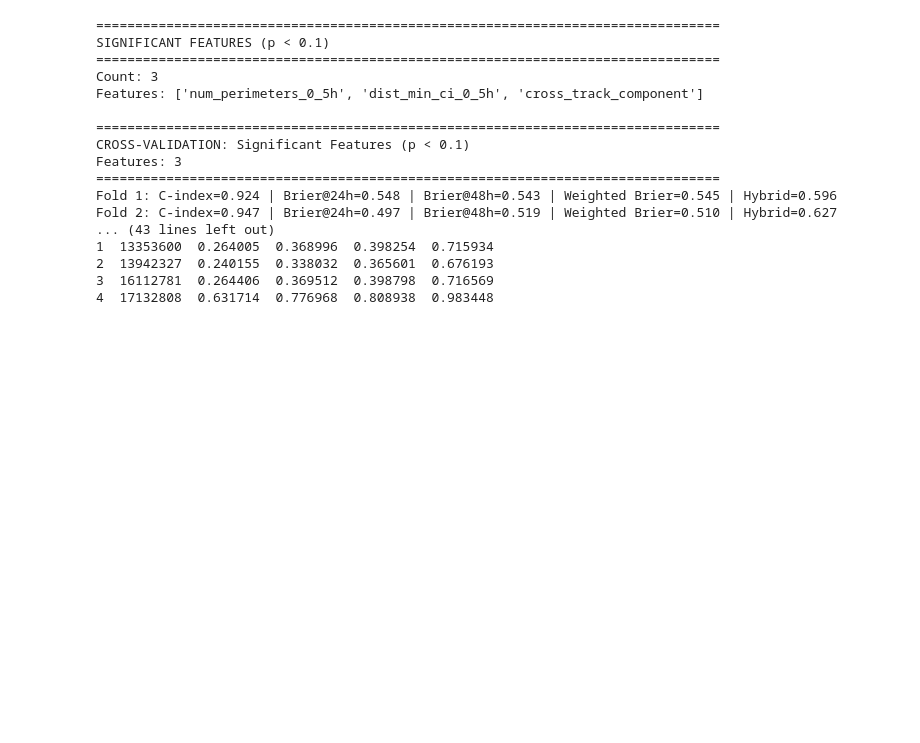
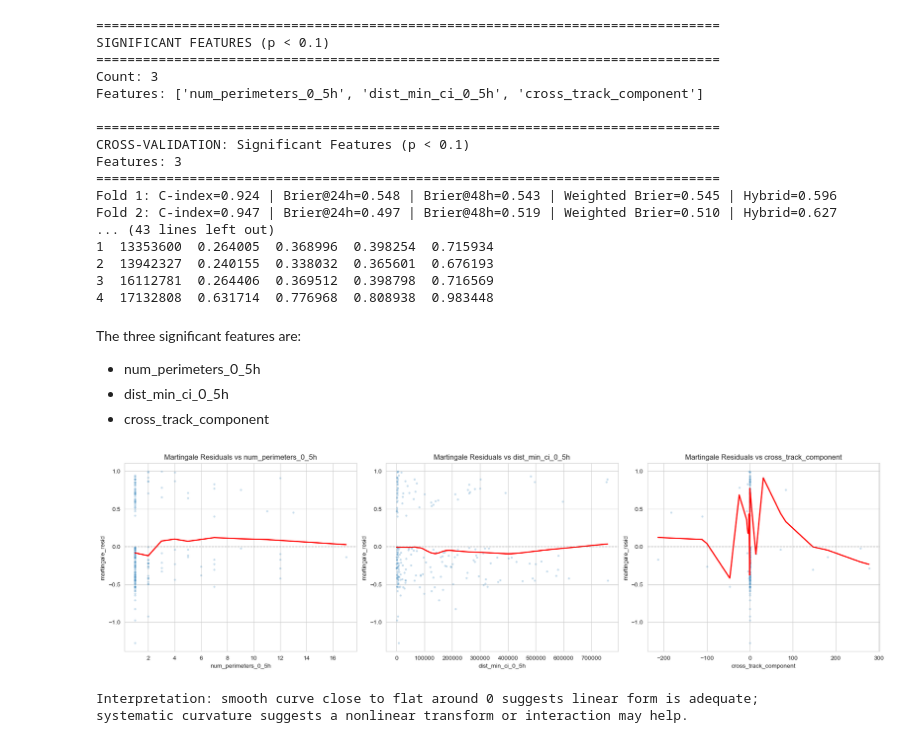
Before and after one commit to aydinkhan2005/Fire-Risk-Predictor, a Jupyter notebook: draft.ipynb, the cells around one changed output. Drawn from its saved outputs; the diff is of its cells as text; code cells hidden in the pictures; blank space fills up the shorter version.

```diff
--- a/draft.ipynb
+++ b/draft.ipynb
@@ -441,3 +473,51 @@ Fold 2: C-index=0.947 | Brier@24h=0.497 | Brier@48h=0.519 | Weighted Brier=0.510
 2  13942327  0.240155  0.338032  0.365601  0.676193
 3  16112781  0.264406  0.369512  0.398798  0.716569
 4  17132808  0.631714  0.776968  0.808938  0.983448
+# %% [markdown]
+The three significant features are:
+- num_perimeters_0_5h
+- dist_min_ci_0_5h
+- cross_track_component
+# %%
+# Martingale residual diagnostics (no binning)
+import matplotlib.pyplot as plt
+import seaborn as sns
+from lifelines import CoxPHFitter
+
+DIAGNOSTIC_FEATURES = ["num_perimeters_0_5h", "dist_min_ci_0_5h", "cross_track_component"]
+diag_df = train[TARGETS + DIAGNOSTIC_FEATURES].dropna().copy()
+
+# 1) Fit Cox model on the 3 selected features
+cph_diag = CoxPHFitter(penalizer=0.1)
+cph_diag.fit(diag_df, duration_col="time_to_hit_hours", event_col="event")
+
+# 2) Compute martingale residuals for each row
+martingale_df = cph_diag.compute_residuals(diag_df, kind="martingale")
+resid_col = "martingale" if "martingale" in martingale_df.columns else martingale_df.select_dtypes(include=["number"]).columns[0]
+diag_df["martingale_resid"] = martingale_df[resid_col].values
+
+# 3-4) Plot residuals vs each feature with smooth trend line (LOWESS), no binning
+fig, axes = plt.subplots(1, 3, figsize=(18, 5), constrained_layout=True)
+for ax, feature in zip(axes, DIAGNOSTIC_FEATURES):
+    sns.scatterplot(data=diag_df, x=feature, y="martingale_resid", s=12, alpha=0.25, ax=ax)
+    sns.regplot(
+        data=diag_df,
+        x=feature,
+        y="martingale_resid",
+        scatter=False,
+        lowess=True,
+        line_kws={"color": "red", "lw": 2},
+        ax=ax,
+    )
+    ax.axhline(0, color="gray", linestyle="--", lw=1)
+    ax.set_title(f"Martingale Residuals vs {feature}")
+
+plt.show()
+
+# 5) Interpretation guide for smooth curves
+print("Interpretation: smooth curve close to flat around 0 suggests linear form is adequate;")
+print("systematic curvature suggests a nonlinear transform or interaction may help.")
+# %% [output]
+[figure, added]
+Interpretation: smooth curve close to flat around 0 suggests linear form is adequate;
+systematic curvature suggests a nonlinear transform or interaction may help.
```
Also changed, not shown: parts of 11 cells of this notebook, 2 other files.
